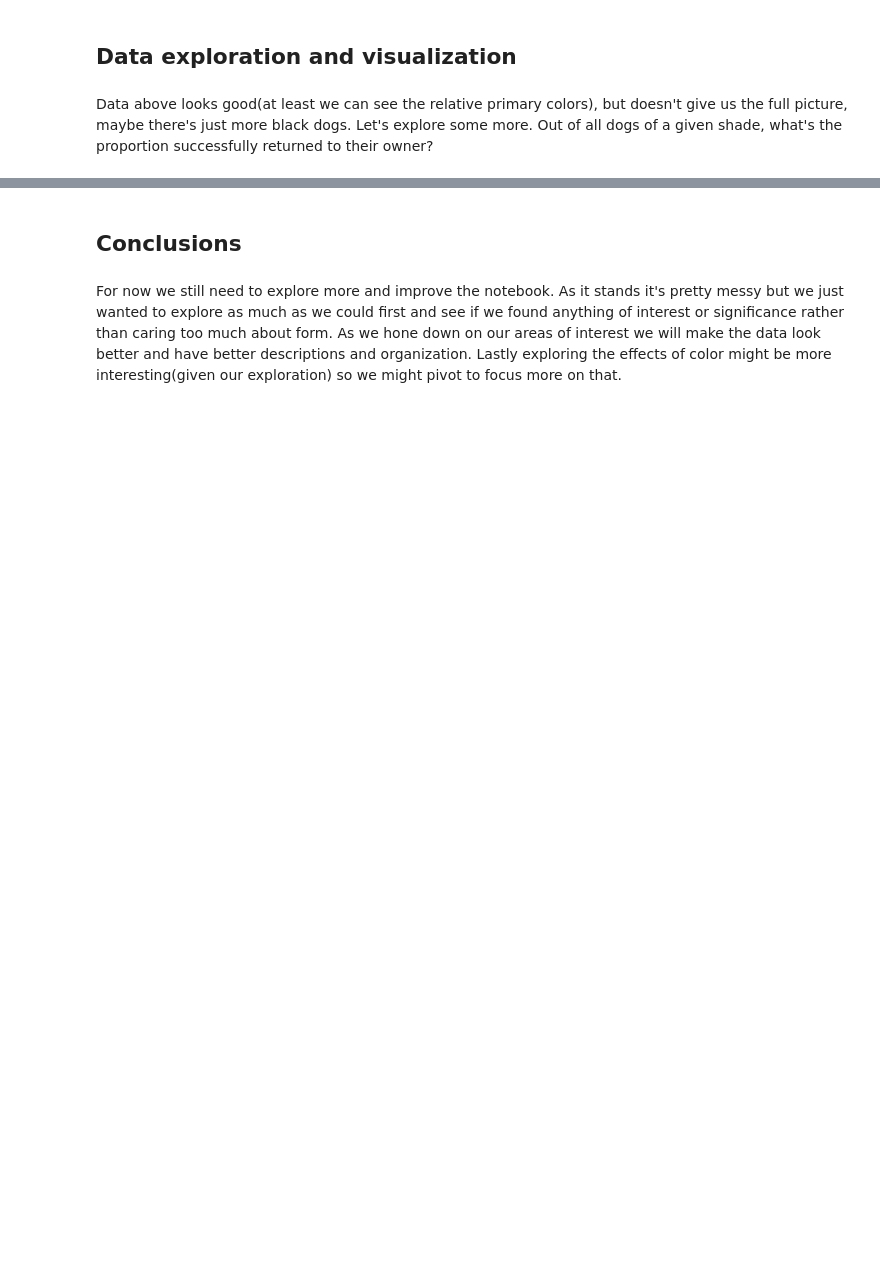
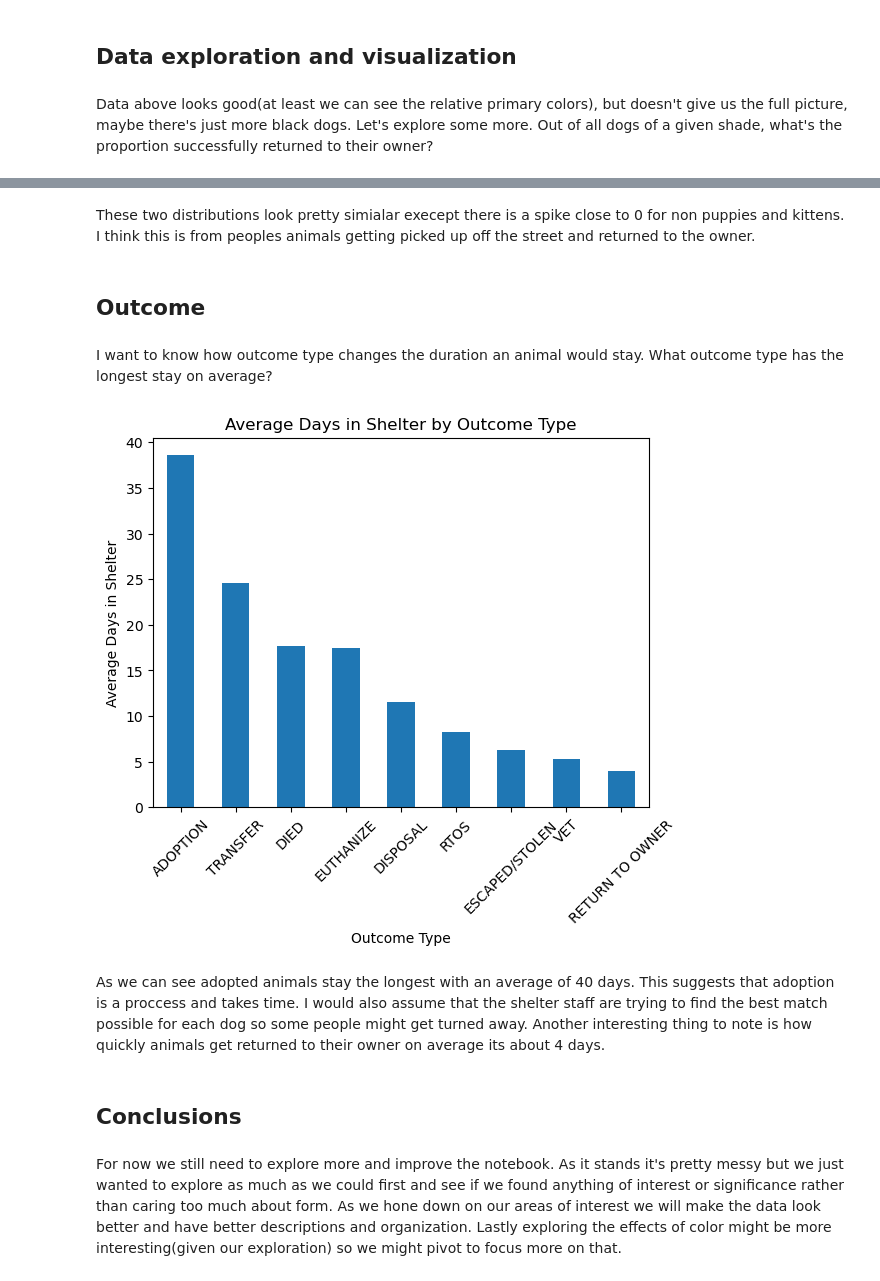
Before and after one commit to dalibug/383_ds_project_1, a Jupyter notebook: sonoma_shelter.ipynb, the cells around one changed output, grey strips where cells are left out. Cells and saved outputs as stored; diff of their text form; code cells hidden in the pictures; blank space fills up the shorter version.

```diff
--- a/sonoma_shelter.ipynb
+++ b/sonoma_shelter.ipynb
@@ -210,3 +225,21 @@ Data above looks good(at least we can see the relative primary colors), but does
+# %% [markdown]
+These two distributions look pretty simialar execept there is a spike close to 0 for non puppies and kittens. I think this is from peoples animals getting picked up off the street and returned to the owner.
+# %% [markdown]
+## Outcome
+# %% [markdown]
+I want to know how outcome type changes the duration an animal would stay. What outcome type has the longest stay on average?
+# %%
+df.groupby("Outcome Type")["Days in Shelter"].mean().sort_values(ascending=False).plot.bar()
+plt.xlabel("Outcome Type")
+plt.ylabel("Average Days in Shelter")
+plt.title("Average Days in Shelter by Outcome Type")
+plt.xticks(rotation=45)
+plt.show()
+# %% [output]
+[figure, added]
+# %% [markdown]
+As we can see adopted animals stay the longest with an average of 40 days. This suggests that adoption is a proccess and takes time. I would also assume that the shelter staff are trying to find the best match possible for each dog so some people might get turned away.
+Another interesting thing to note is how quickly animals get returned to their owner on average its about 4 days.
 # %% [markdown]
 ## Conclusions
 # %% [markdown]
```
Also changed, not shown: parts of 9 cells of this notebook, 3 other files.
